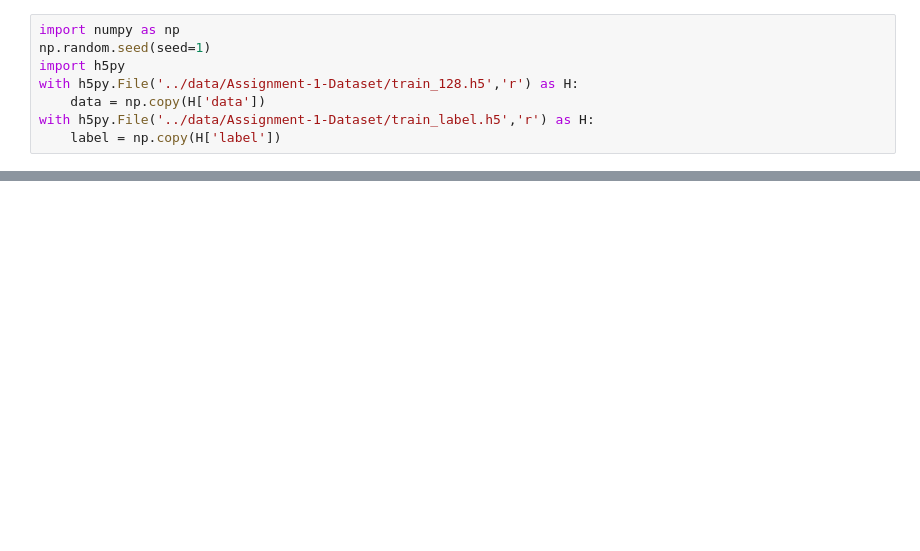
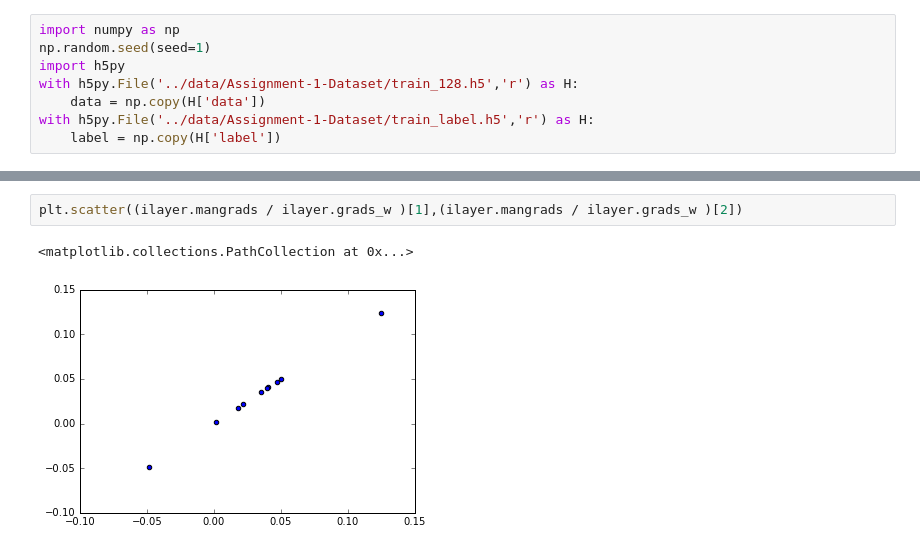
Before and after one commit to elsqueegie/18-sem1-5329-first-assignment, a Jupyter notebook: code/Network_Library.ipynb, the cells around one changed output, grey strips where cells are left out. Drawn from its saved outputs; the diff is of its cells as text; blank space fills up the shorter version.

```diff
--- a/code/Network_Library.ipynb
+++ b/code/Network_Library.ipynb
@@ -325,0 +587,5 @@ t.train(500)
+# %%
+plt.scatter((ilayer.mangrads / ilayer.grads_w )[1],(ilayer.mangrads / ilayer.grads_w )[2])
+# %% [output]
+<matplotlib.collections.PathCollection at 0x...>
+[figure, added]
```
Also changed, not shown: parts of 69 cells of this notebook.
